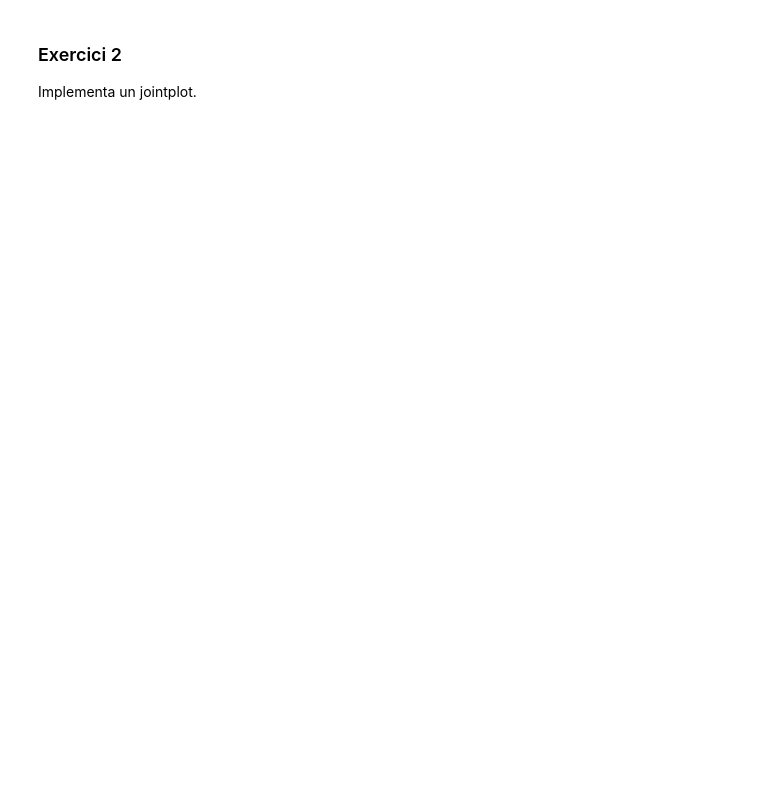
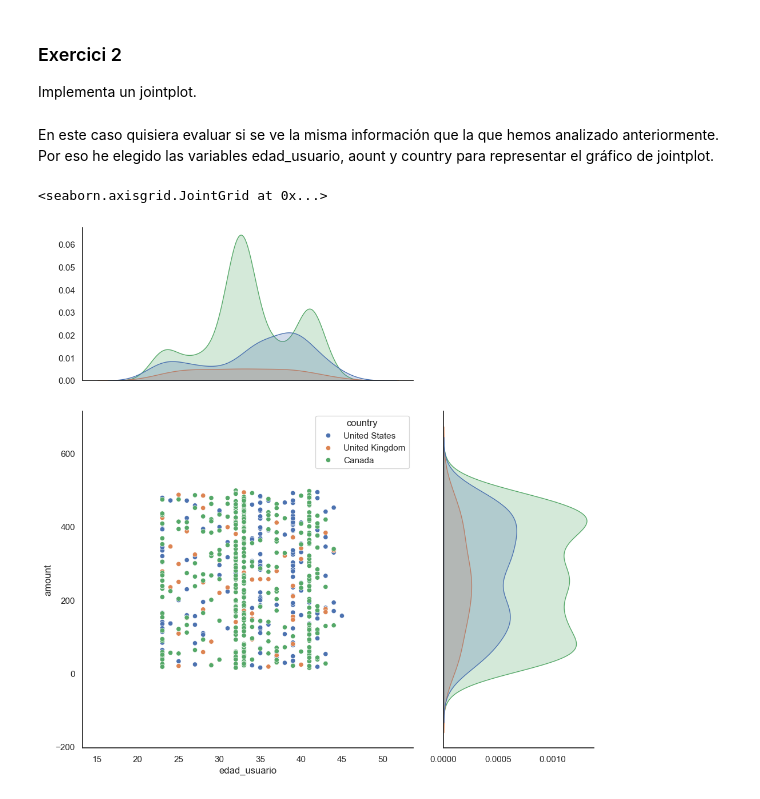
Before and after one commit to Cony-Zappala/curso_data_analyst_sprint_8, a Jupyter notebook: sprint 8.ipynb, the cells around one changed output. Cells and saved outputs as stored; diff of their text form; code cells hidden in the pictures; blank space fills up the shorter version.

```diff
--- a/sprint 8.ipynb
+++ b/sprint 8.ipynb
@@ -213,3 +227,10 @@ Correlació de totes les variables numèriques.
 # %% [markdown]
 ### Exercici 2
 Implementa un jointplot.
+# %% [markdown]
+En este caso quisiera evaluar si se ve la misma información que la que hemos analizado anteriormente. Por eso he elegido las variables edad_usuario, aount y country para representar el gráfico de jointplot.
+# %%
+sns.jointplot(data=df_merged3, x="edad_usuario", y="amount", hue="country", kind="scatter", height=10, ratio=2, marginal_ticks=True)
+# %% [output]
+<seaborn.axisgrid.JointGrid at 0x...>
+[figure, added]
```
Also changed, not shown: parts of 16 cells of this notebook.
